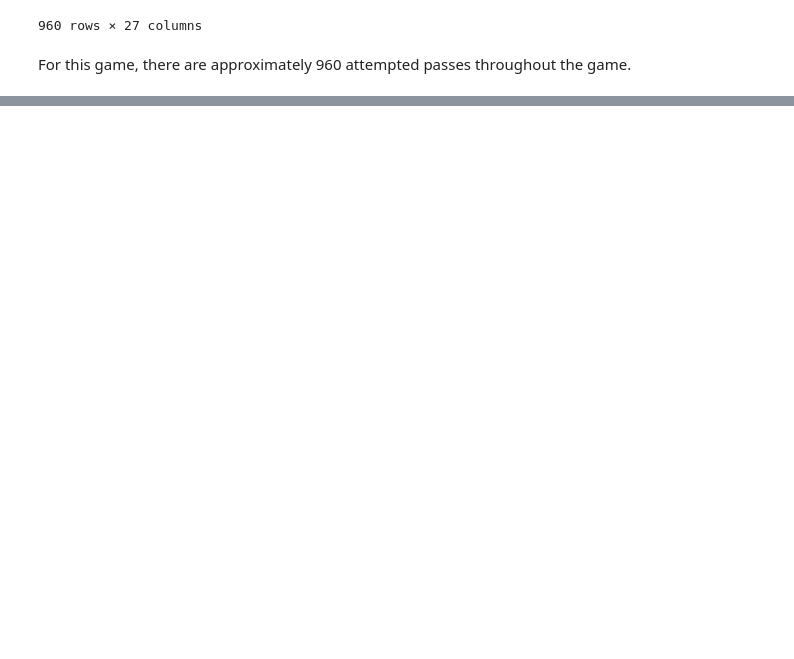
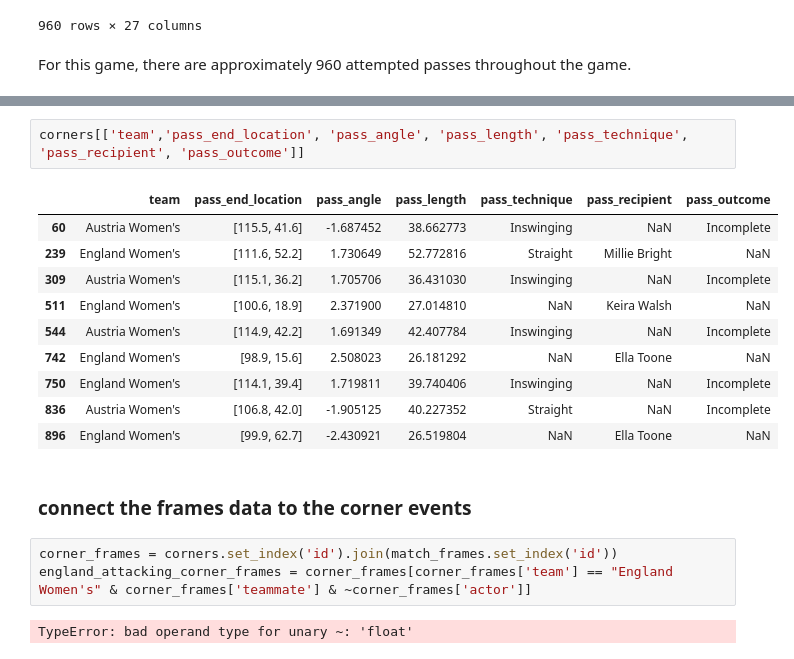
Before and after one commit to rdoughty10/SoccerSphere, a Jupyter notebook: notebooks/data_overview.ipynb, the cells around one changed output, grey strips where cells are left out. Saved outputs shown, nothing was run; the diff lists cells and outputs as text; blank space fills up the shorter version.

```diff
--- a/notebooks/data_overview.ipynb
+++ b/notebooks/data_overview.ipynb
@@ -216,0 +262,20 @@ Now I do an inner join with the 360 /
+# %%
+corners[['team','pass_end_location', 'pass_angle', 'pass_length', 'pass_technique', 'pass_recipient', 'pass_outcome']]
+# %% [output]
+|  | team | pass_end_location | pass_angle | pass_length | pass_technique | pass_recipient | pass_outcome |
+| 60 | Austria Women's | [115.5, 41.6] | -1.687452 | 38.662773 | Inswinging | NaN | Incomplete |
+| 239 | England Women's | [111.6, 52.2] | 1.730649 | 52.772816 | Straight | Millie Bright | NaN |
+| 309 | Austria Women's | [115.1, 36.2] | 1.705706 | 36.431030 | Inswinging | NaN | Incomplete |
+| 511 | England Women's | [100.6, 18.9] | 2.371900 | 27.014810 | NaN | Keira Walsh | NaN |
+| 544 | Austria Women's | [114.9, 42.2] | 1.691349 | 42.407784 | Inswinging | NaN | Incomplete |
+| 742 | England Women's | [98.9, 15.6] | 2.508023 | 26.181292 | NaN | Ella Toone | NaN |
+| 750 | England Women's | [114.1, 39.4] | 1.719811 | 39.740406 | Inswinging | NaN | Incomplete |
+| 836 | Austria Women's | [106.8, 42.0] | -1.905125 | 40.227352 | Straight | NaN | Incomplete |
+| 896 | England Women's | [99.9, 62.7] | -2.430921 | 26.519804 | NaN | Ella Toone | NaN |
+# %% [markdown]
+### connect the frames data to the corner events
+# %%
+corner_frames = corners.set_index('id').join(match_frames.set_index('id'))
+england_attacking_corner_frames = corner_frames[corner_frames['team'] == "England Women's" & corner_frames['teammate'] & ~corner_frames['actor']]
+# %% [output]
+TypeError: bad operand type for unary ~: 'float'
```
Also changed, not shown: parts of 10 cells of this notebook.
